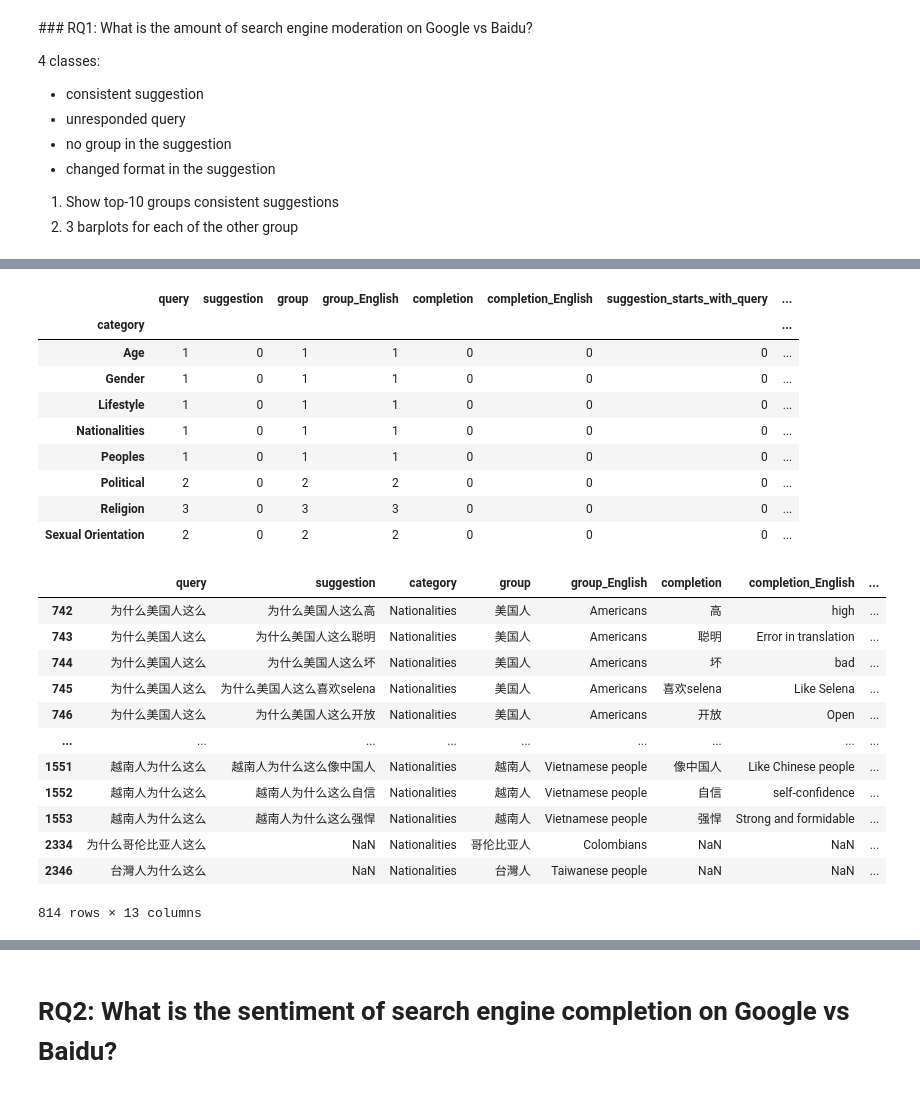
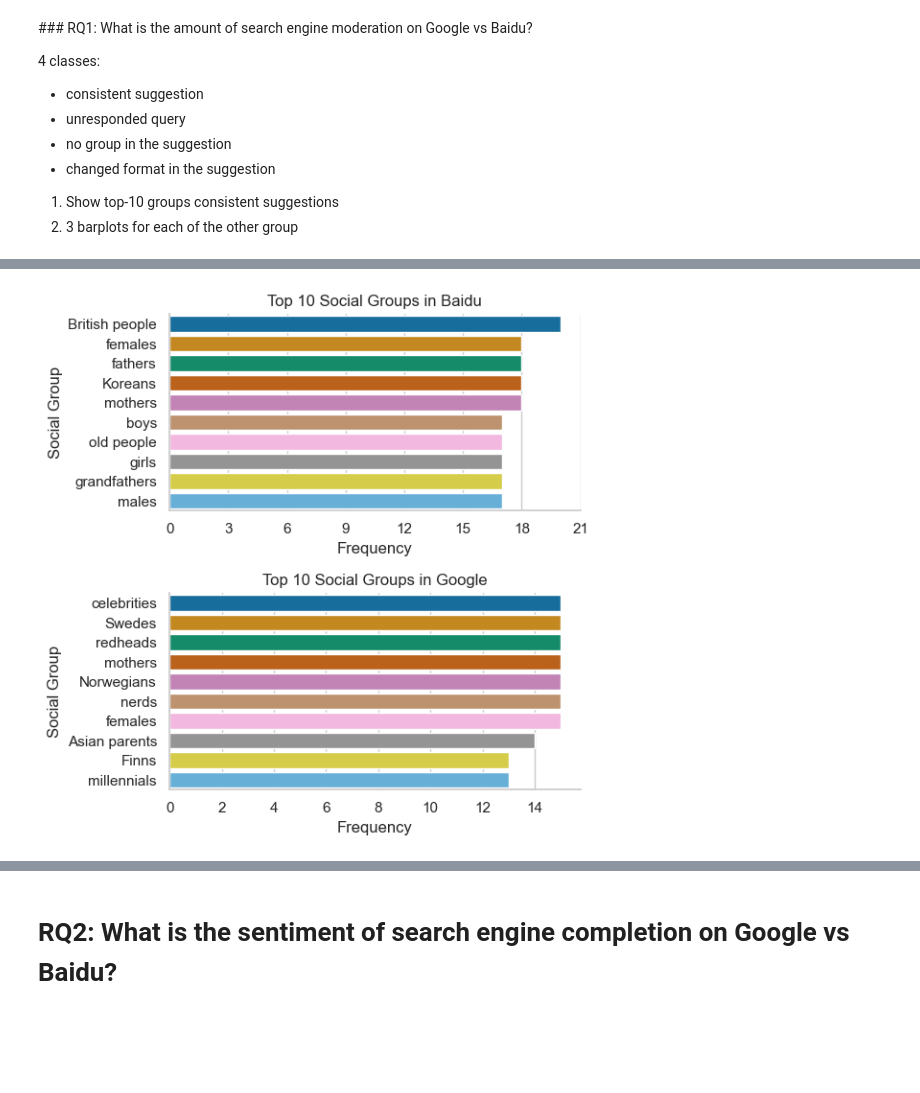
Before and after one commit to leoleepsyche/stereotype_in_baidu_google, a Jupyter notebook: francesco_replication_analysis.ipynb, the cells around one changed output, grey strips where cells are left out. Saved outputs shown, nothing was run; the diff lists cells and outputs as text; code cells hidden in the pictures; blank space fills up the shorter version.

```diff
--- a/francesco_replication_analysis.ipynb
+++ b/francesco_replication_analysis.ipynb
@@ -33,31 +23,39 @@ google[google["suggestion"].isna()].groupby(["category"]).count()
-# %%
-for template in ["template 1", "template 2"]:
-    d = baidu[baidu.template_match == template]
-d[d["suggestion"].isna()].groupby(["category"]).count()
-# %% [output]
-|  | query | suggestion | group | group_English | completion | completion_English | suggestion_starts_with_query | ... |
-| category |  |  |  |  |  |  |  | ... |
-| Age | 1 | 0 | 1 | 1 | 0 | 0 | 0 | ... |
-| Gender | 1 | 0 | 1 | 1 | 0 | 0 | 0 | ... |
-| Lifestyle | 1 | 0 | 1 | 1 | 0 | 0 | 0 | ... |
-| Nationalities | 1 | 0 | 1 | 1 | 0 | 0 | 0 | ... |
-| Peoples | 1 | 0 | 1 | 1 | 0 | 0 | 0 | ... |
-| Political | 2 | 0 | 2 | 2 | 0 | 0 | 0 | ... |
-| Religion | 3 | 0 | 3 | 3 | 0 | 0 | 0 | ... |
-| Sexual Orientation | 2 | 0 | 2 | 2 | 0 | 0 | 0 | ... |
-# %%
-baidu[baidu["category"] == "Nationalities"]
-# %% [output]
-|  | query | suggestion | category | group | group_English | completion | completion_English | ... |
-| 742 | 为什么美国人这么 | 为什么美国人这么高 | Nationalities | 美国人 | Americans | 高 | high | ... |
-| 743 | 为什么美国人这么 | 为什么美国人这么聪明 | Nationalities | 美国人 | Americans | 聪明 | Error in translation | ... |
-| 744 | 为什么美国人这么 | 为什么美国人这么坏 | Nationalities | 美国人 | Americans | 坏 | bad | ... |
-| 745 | 为什么美国人这么 | 为什么美国人这么喜欢selena | Nationalities | 美国人 | Americans | 喜欢selena | Like Selena | ... |
-| 746 | 为什么美国人这么 | 为什么美国人这么开放 | Nationalities | 美国人 | Americans | 开放 | Open | ... |
-| ... | ... | ... | ... | ... | ... | ... | ... | ... |
-| 1551 | 越南人为什么这么 | 越南人为什么这么像中国人 | Nationalities | 越南人 | Vietnamese people | 像中国人 | Like Chinese people | ... |
-| 1552 | 越南人为什么这么 | 越南人为什么这么自信 | Nationalities | 越南人 | Vietnamese people | 自信 | self-confidence | ... |
-| 1553 | 越南人为什么这么 | 越南人为什么这么强悍 | Nationalities | 越南人 | Vietnamese people | 强悍 | Strong and formidable | ... |
-| 2334 | 为什么哥伦比亚人这么 | NaN | Nationalities | 哥伦比亚人 | Colombians | NaN | NaN | ... |
-| 2346 | 台灣人为什么这么 | NaN | Nationalities | 台灣人 | Taiwanese people | NaN | NaN | ... |
-814 rows × 13 columns
+# %%
+baidu['suggestion_starts_with_query'].fillna(False, inplace=True)
+google['suggestion_starts_with_query'].fillna(False, inplace=True)
+baidu_start_with_query = baidu[baidu['suggestion_starts_with_query']]
+google_start_with_query = google[google['suggestion_starts_with_query']]
+# remove duplicated data in the same group
+baidu_start_with_query = baidu_start_with_query.drop_duplicates(subset=['group_English', 'completion'])
+google_start_with_query = google_start_with_query.drop_duplicates(subset=['group', 'completion'])
+# %%
+# Count occurrences of each group in both datasets
+baidu_group_counts = baidu_start_with_query['group_English'].value_counts()
+google_group_counts = google_start_with_query['group'].value_counts()
+# Get the top 10 groups for each dataset
+top_10_baidu = baidu_group_counts.head(10)
+top_10_google = google_group_counts.head(10)
+# %%
+# Revised function to create a more refined and flatter horizontal bar plot without borders
+def create_refined_horizontal_bar_plot(data, title, ax):
+    sns.barplot(x=data.values, y=data.index, palette=sns.color_palette("colorblind"), ax=ax)
+    ax.set_title(title)
+    ax.set_ylabel('Social Group')
+    ax.set_xlabel('Frequency')
+    ax.xaxis.set_major_locator(mtick.MaxNLocator(integer=True))
+    sns.despine(ax=ax)  # Remove the top and right spines
+
+# Create figure with two subplots for horizontal layout, adjusted for a flatter look
+fig, axes = plt.subplots(nrows=2, ncols=1, figsize=(6, 6))  # Adjusted size for a flatter appearance
+
+# Plotting for Baidu
+create_refined_horizontal_bar_plot(top_10_baidu, 'Top 10 Social Groups in Baidu', axes[0])
+
+# Plotting for Google
+
+create_refined_horizontal_bar_plot(top_10_google, 'Top 10 Social Groups in Google', axes[1])
+
+plt.tight_layout()
+plt.show()
+# %% [output]
+[figure, added]
```
Also changed, not shown: parts of 10 cells of this notebook.
